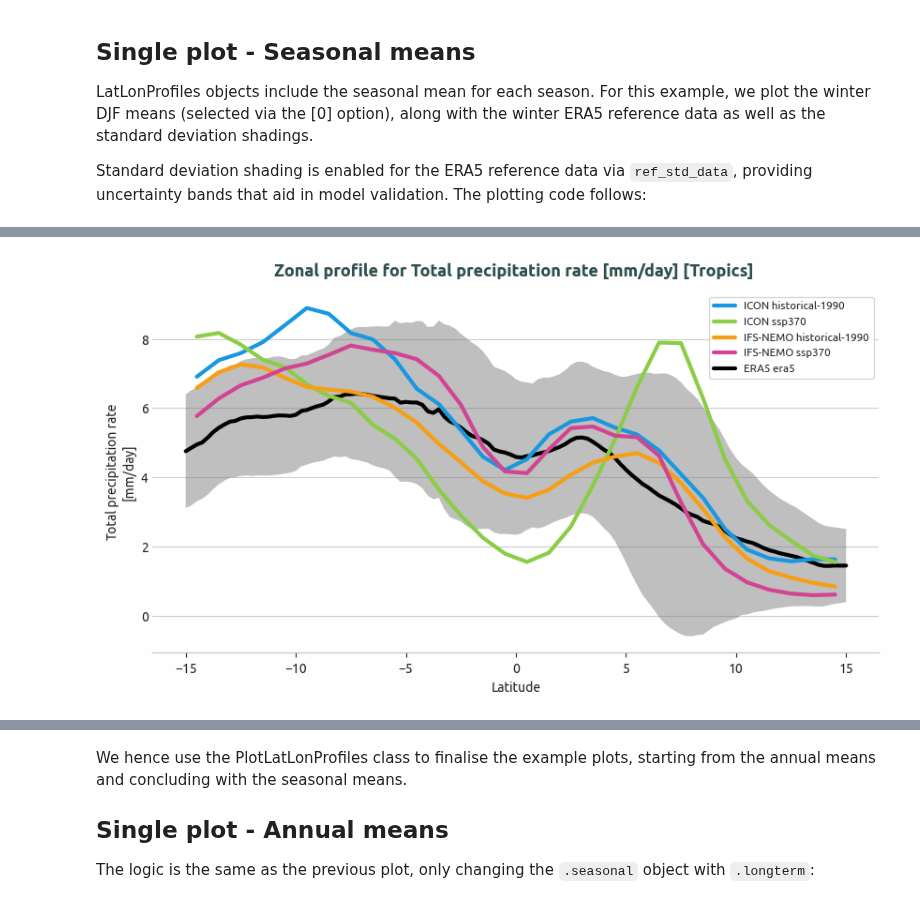
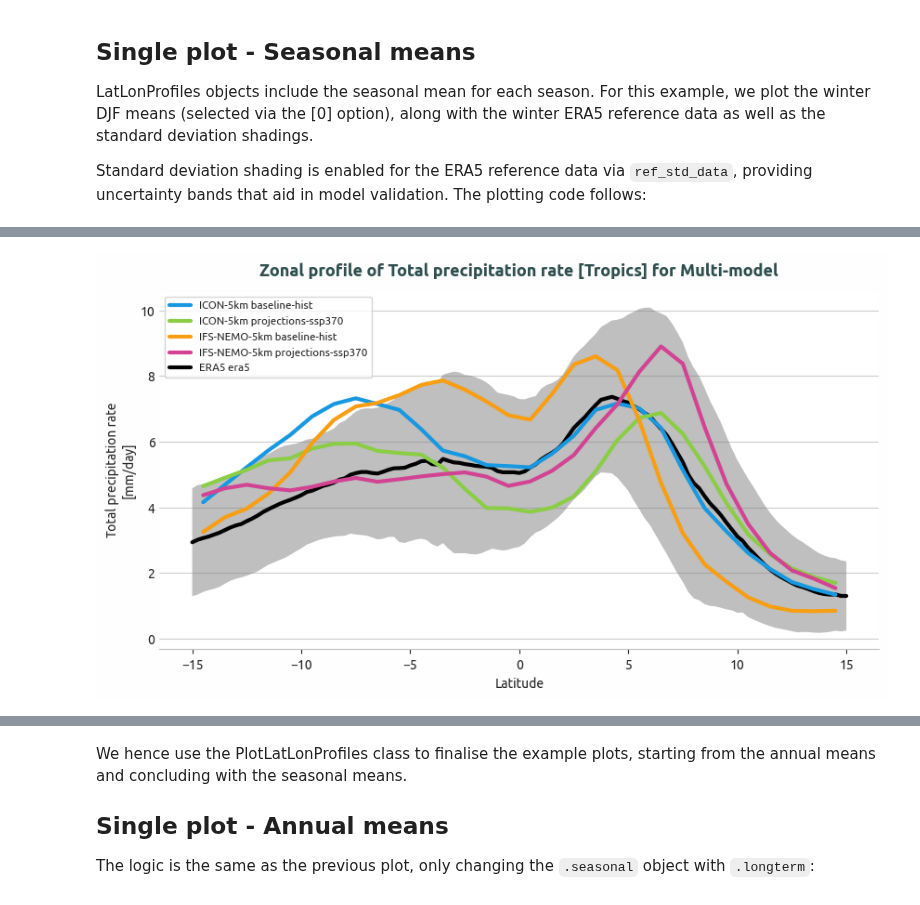
Before and after one commit to DestinE-Climate-DT/AQUA-diagnostics, a Jupyter notebook: notebooks/diagnostics/lat_lon_profiles/multiple_lines_profiles.ipynb, the cells around one changed output, grey strips where cells are left out. Cells and saved outputs as stored; diff of their text form; code cells hidden in the pictures.

Commit message:
Multiple lines profiles notebook update

```diff
--- a/notebooks/diagnostics/lat_lon_profiles/multiple_lines_profiles.ipynb
+++ b/notebooks/diagnostics/lat_lon_profiles/multiple_lines_profiles.ipynb
@@ -20,13 +20,18 @@ In this notebook, we will look at climate model outputs coming from both ICON an
 
 Dictionaries also contain the optional `region` parameter, to select a specific area of interest. List of available default regions are Tropics, Europe, North Midlatitudes (from 30 to 90 N) and South Midlatitudes.
 # %%
-dataset_dict_1 = {"catalog": "climatedt-phase1", "model": "ICON", "exp": "historical-1990", "source": "lra-r100-monthly"}
+dataset_dict_1 = {"catalog": "climatedt-gen2", "model": "ICON-5km", "exp": "baseline-hist", "source": "lra-r100-monthly"}
 
-dataset_dict_2 = {"catalog": "climatedt-phase1", "model": "ICON", "exp": "ssp370", "source": "lra-r100-monthly"}
+dataset_dict_2 = {"catalog": "climatedt-gen2", "model": "ICON-5km", "exp": "projections-ssp370", "source": "lra-r100-monthly"}
 
-dataset_dict_3 = {"catalog": "climatedt-phase1", "model": "IFS-NEMO", "exp": "historical-1990", "source": "lra-r100-monthly"}
+dataset_dict_3 = {"catalog": "climatedt-gen2", "model": "IFS-NEMO-5km", "exp": "baseline-hist", "source": "lra-r100-monthly"}
 
-dataset_dict_4 = {"catalog": "climatedt-phase1", "model": "IFS-NEMO", "exp": "ssp370", "source": "lra-r100-monthly"}
+dataset_dict_4 = {
+    "catalog": "climatedt-gen2",
+    "model": "IFS-NEMO-5km",
+    "exp": "projections-ssp370",
+    "source": "lra-r100-monthly",
+}
 
 common_dict_hist = {"startdate": "1990-01-01", "enddate": "1999-12-31", "region": "tropics", "loglevel": "info"}
 
@@ -108,5 +113,5 @@ multi_line_plot = PlotLatLonProfiles(
 )
 
 title = "DJF Total precipitation rate comparison in the past and in the future for CMIP6 models"
-multi_line_plot.run(show=True)
+multi_line_plot.run(show=True, format="png")
 # %% [output]
@@ -117 +122 @@ multi_line_plot.run(show=True)
-[figure, old version]
+[figure, new version]
```
Also changed, not shown: parts of 4 cells of this notebook.
